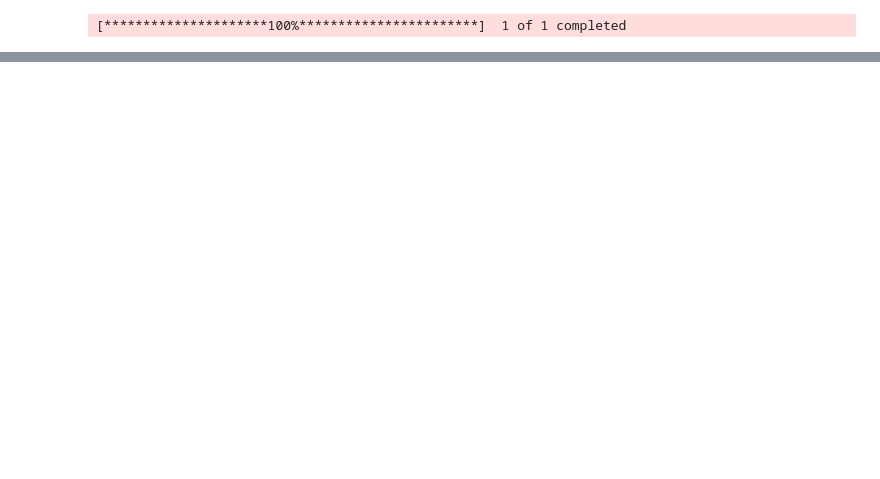
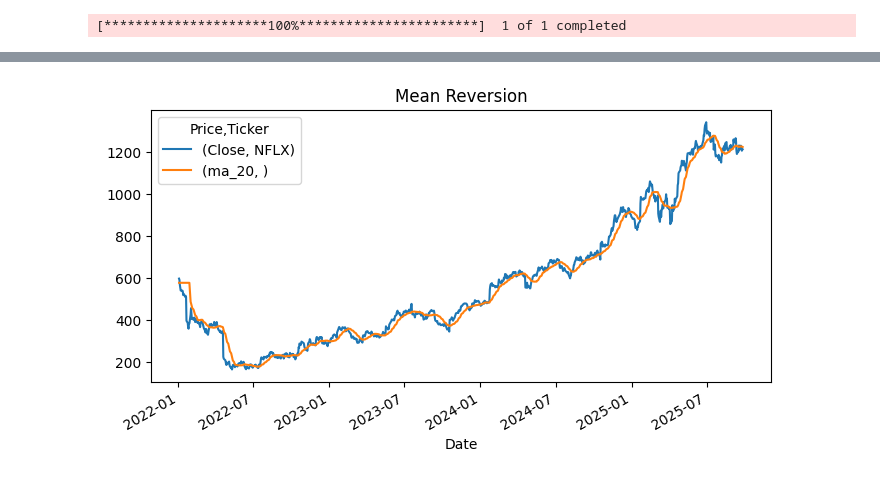
Before and after one commit to Squirrelcoding/quant, a Jupyter notebook: mr/mr.ipynb, the cells around one changed output, grey strips where cells are left out. Drawn from its saved outputs; the diff is of its cells as text; code cells hidden in the pictures; blank space fills up the shorter version.

```diff
--- a/mr/mr.ipynb
+++ b/mr/mr.ipynb
@@ -10,5 +10,15 @@ assert df is not None
 # %% [output]
 [*********************100%***********************]  1 of 1 completed
 # %%
-df['Close'].plot()
-plt.show()
+assert df is not None
+
+ma_window = 20
+
+# Make a moving average window of 20 days and fill in nan values
+df['ma_20'] = df['Close']['NFLX'].rolling(ma_window).mean()
+df['ma_20'] = df['ma_20'].fillna(df['Close']['NFLX'].mean())
+
+# get difference
+df["diff"] = df["Close"]['NFLX'] - df["ma_20"]
+
+df['signal'] = np.where(df["diff"] > 0, -1, 1)
@@ -19,0 +25,10 @@ KeyError: "None of ['Date'] are in the columns"
+# %%
+assert df is not None
+figs=(8,4)
+
+df[['Close',"ma_20"]].plot(figsize=figs)
+
+plt.title("Mean Reversion")
+plt.show()
+# %% [output]
+[figure, added]
```
Also changed, not shown: parts of 4 cells of this notebook, 1 other file.
